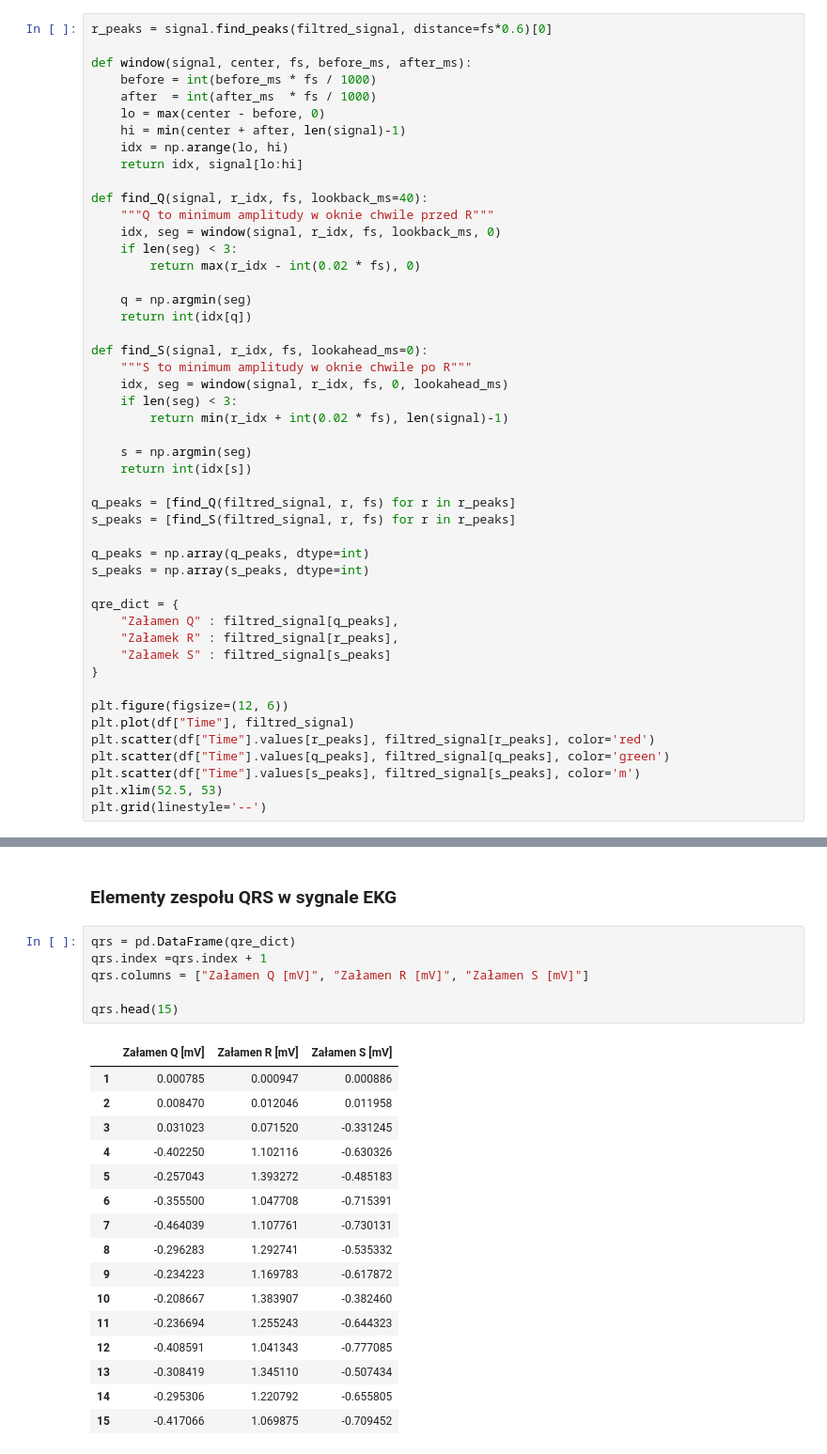
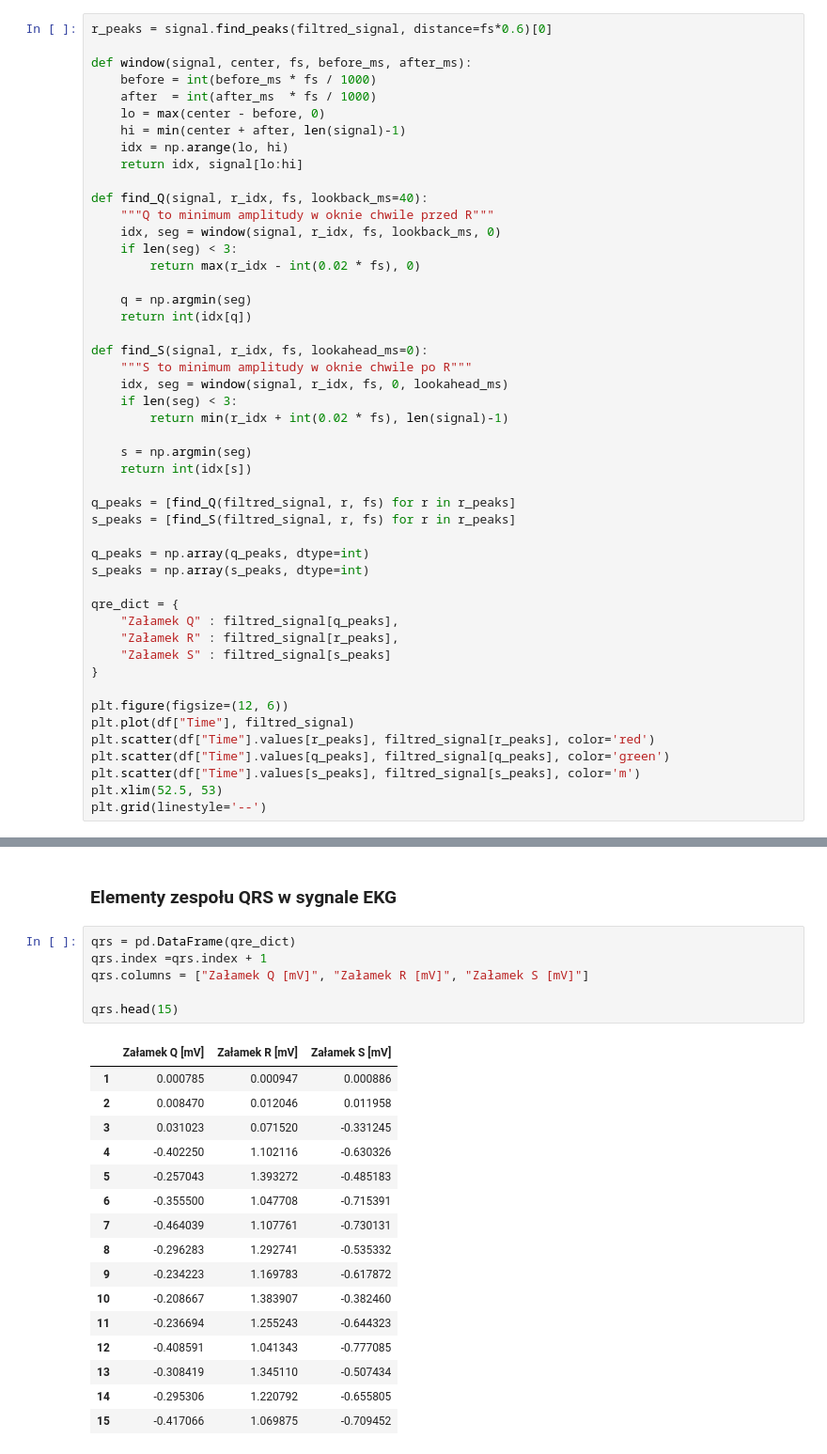
Before and after one commit to ImJaca/ECG_analysis, a Jupyter notebook: Ecg.ipynb, the cells around one changed output, grey strips where cells are left out. Shown at 94% size. Saved outputs shown, nothing was run; the diff lists cells and outputs as text.

```diff
--- a/Ecg.ipynb
+++ b/Ecg.ipynb
@@ -186,7 +186,7 @@ q_peaks = np.array(q_peaks, dtype=int)
 s_peaks = np.array(s_peaks, dtype=int)
 
 qre_dict = {
-    "Załamen Q" : filtred_signal[q_peaks],
+    "Załamek Q" : filtred_signal[q_peaks],
     "Załamek R" : filtred_signal[r_peaks],
     "Załamek S" : filtred_signal[s_peaks]
 }
@@ -205,11 +205,11 @@ plt.grid(linestyle='--')
 # %%
 qrs = pd.DataFrame(qre_dict)
 qrs.index =qrs.index + 1
-qrs.columns = ["Załamen Q [mV]", "Załamen R [mV]", "Załamen S [mV]"]
+qrs.columns = ["Załamek Q [mV]", "Załamek R [mV]", "Załamek S [mV]"]
 
 qrs.head(15)
 # %% [output]
-|  | Załamen Q [mV] | Załamen R [mV] | Załamen S [mV] |
+|  | Załamek Q [mV] | Załamek R [mV] | Załamek S [mV] |
 | 1 | 0.000785 | 0.000947 | 0.000886 |
 | 2 | 0.008470 | 0.012046 | 0.011958 |
 | 3 | 0.031023 | 0.071520 | -0.331245 |
```
